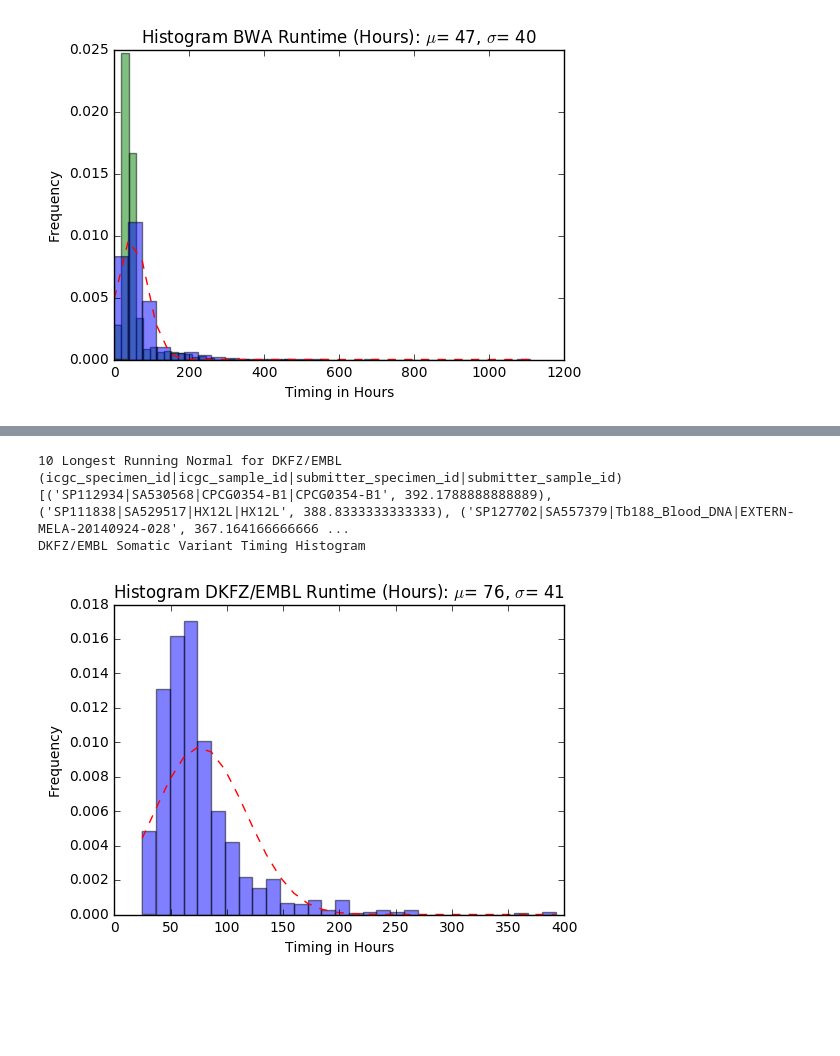
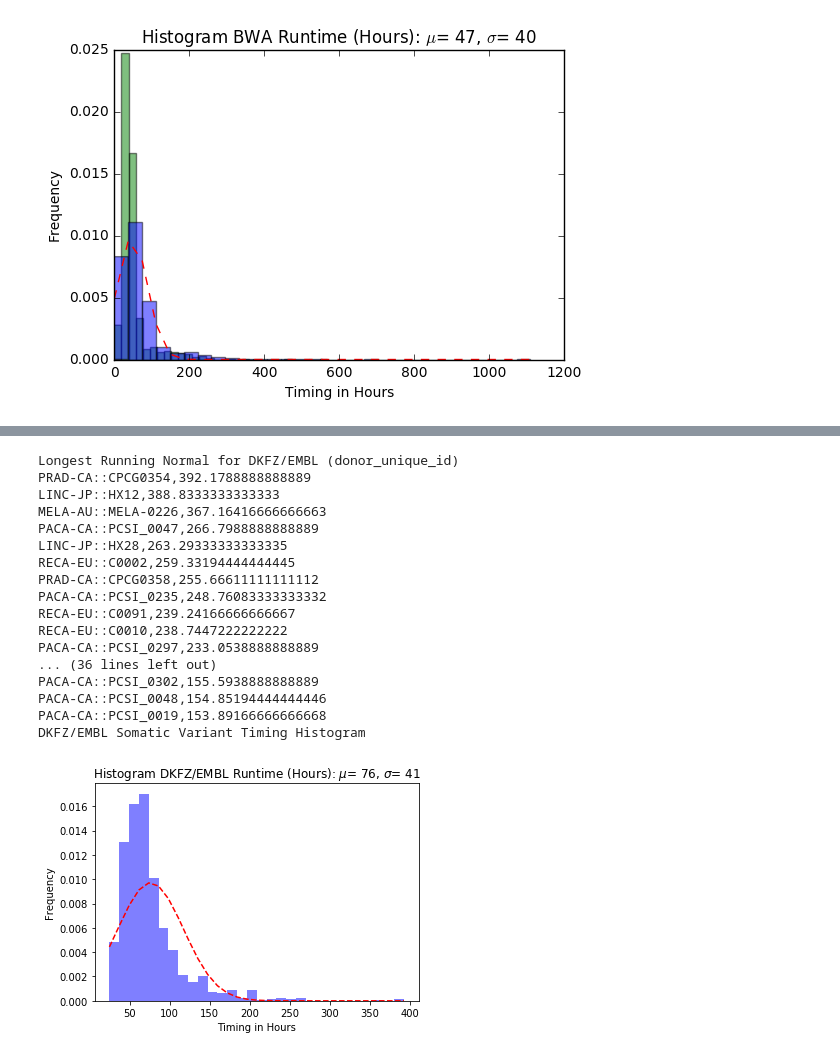
Before and after one commit to ICGC-TCGA-PanCancer/pcawg-infrastructure-paper, a Jupyter notebook: pcawg-infrastructure-paper.ipynb, the cells around one changed output, grey strips where cells are left out. Saved outputs shown, nothing was run; the diff lists cells and outputs as text; code cells hidden in the pictures; blank space fills up the shorter version.

```diff
--- a/pcawg-infrastructure-paper.ipynb
+++ b/pcawg-infrastructure-paper.ipynb
@@ -221,6 +254,7 @@ import json
 import statistics
 import traceback
 import sys
+import operator
 
 # file content
 file_content = ""
@@ -245,6 +279,16 @@ buf = BytesIO( response.read())
 f = gzip.GzipFile(fileobj=buf)
 file_content += f.read()
 
+# multi-tumor
+multi_tumor = {}
+multi_tumor_list = 'https://raw.githubusercontent.com/ICGC-TCGA-PanCancer/pcawg-infrastructure-paper/develop/donor_multitumor.txt'
+response = urllib.request.urlopen(multi_tumor_list)
+data = response.read()      # a `bytes` object
+text = data.decode('utf-8') # a `str`
+for line in text.splitlines():
+    line.rstrip("\n\r")
+    multi_tumor[line] = True
+
 # Sanger Analysis
 timing_list = []
 
@@ -256,47 +300,69 @@ for line in file_content.splitlines():
     #print(json_struct['variant_calling_results']['dkfz_embl_variant_calling']['workflow_details']['variant_timing_metrics']['dkfz']['timing_metrics'][0]['workflow']['embl_timing_seconds'])
     try:
         timing = 0
+        donor_unique_id = json_struct['donor_unique_id']
+        if donor_unique_id in multi_tumor.keys():
+            #print ("MULTITUMOR FOUND!!!")
+            continue
         submitter_specimen_id = json_struct['normal_specimen']['submitter_specimen_id']
         submitter_sample_id = json_struct['normal_specimen']['submitter_sample_id']
         icgc_specimen_id = json_struct['normal_specimen']['icgc_specimen_id']
         icgc_sample_id = json_struct['normal_specimen']['icgc_sample_id']
-        name_str = icgc_specimen_id+"|"+icgc_sample_id+"|"+submitter_specimen_id+"|"+submitter_sample_id
+        #name_str = icgc_specimen_id+"|"+icgc_sample_id+"|"+submitter_specimen_id+"|"+submitter_sample_id
+        name_str = donor_unique_id
         embl_timing = json_struct['variant_calling_results']['dkfz_embl_variant_calling']['workflow_details']['variant_timing_metrics']['dkfz']['timing_metrics'][0]['workflow']['embl_timing_seconds']
         dkfz_timing = json_struct['variant_calling_results']['dkfz_embl_variant_calling']['workflow_details']['variant_timing_metrics']['dkfz']['timing_metrics'][0]['workflow']['dkfz_timing_seconds']
         #print ("TIMING: " + str(timing))
         timing = embl_timing + dkfz_timing
         #print(bwa_normal_timing)
         timing_list.append(timing/60/60)
         sorted_timing[name_str] = timing/60/60
     except:
         pass
 
-print("10 Longest Running Normal for DKFZ/EMBL (icgc_specimen_id|icgc_sample_id|submitter_specimen_id|submitter_sample_id)")
+#print("10 Longest Running Normal for DKFZ/EMBL (icgc_specimen_id|icgc_sample_id|submitter_specimen_id|submitter_sample_id)")
+print("Longest Running Normal for DKFZ/EMBL (donor_unique_id)")
 sorted_t = sorted(sorted_timing.items(), key=operator.itemgetter(1), reverse=True)
-print (sorted_t[:10])
+topn = sorted_t[:50]
+for item in topn:
+    print (item[0]+","+str(item[1]))
 
 print("DKFZ/EMBL Somatic Variant Timing Histogram")
 
 # histogram
 mu = statistics.mean(timing_list) # mean of distribution
 sigma = statistics.stdev(timing_list) # standard deviation of distribution
 num_bins = 30
 n, bins, patches = plt.hist(timing_list, num_bins, normed=1, facecolor='blue', alpha=0.5)
 # add a 'best fit' line
 y = mlab.normpdf(bins, mu, sigma)
 plt.plot(bins, y, 'r--')
 plt.xlabel('Timing in Hours')
 plt.ylabel('Frequency')
 plt.title(r"Histogram DKFZ/EMBL Runtime (Hours): $\mu$=%3d, $\sigma$=%3d" % (mu, sigma))
 
 # Tweak spacing to prevent clipping of ylabel
 plt.subplots_adjust(left=0.15)
 plt.show()
 # %% [output]
-10 Longest Running Normal for DKFZ/EMBL (icgc_specimen_id|icgc_sample_id|submitter_specimen_id|submitter_sample_id)
-[('SP112934|SA530568|CPCG0354-B1|CPCG0354-B1', 392.1788888888889), ('SP111838|SA529517|HX12L|HX12L', 388.8333333333333), ('SP127702|SA557379|Tb188_Blood_DNA|EXTERN-MELA-20140924-028', 367.164166666666 ...
+Longest Running Normal for DKFZ/EMBL (donor_unique_id)
+PRAD-CA::CPCG0354,392.1788888888889
+LINC-JP::HX12,388.8333333333333
+MELA-AU::MELA-0226,367.16416666666663
+PACA-CA::PCSI_0047,266.7988888888889
+LINC-JP::HX28,263.29333333333335
+RECA-EU::C0002,259.33194444444445
+PRAD-CA::CPCG0358,255.66611111111112
+PACA-CA::PCSI_0235,248.76083333333332
+RECA-EU::C0091,239.24166666666667
+RECA-EU::C0010,238.7447222222222
+PACA-CA::PCSI_0297,233.0538888888889
+... (36 lines left out)
+PACA-CA::PCSI_0302,155.5938888888889
+PACA-CA::PCSI_0048,154.85194444444446
+PACA-CA::PCSI_0019,153.89166666666668
 DKFZ/EMBL Somatic Variant Timing Histogram
-[figure, old version]
+[figure, new version]
 # %%
 import matplotlib.pyplot as plt
 import matplotlib.mlab as mlab
```
Also changed, not shown: parts of 2 cells of this notebook.
